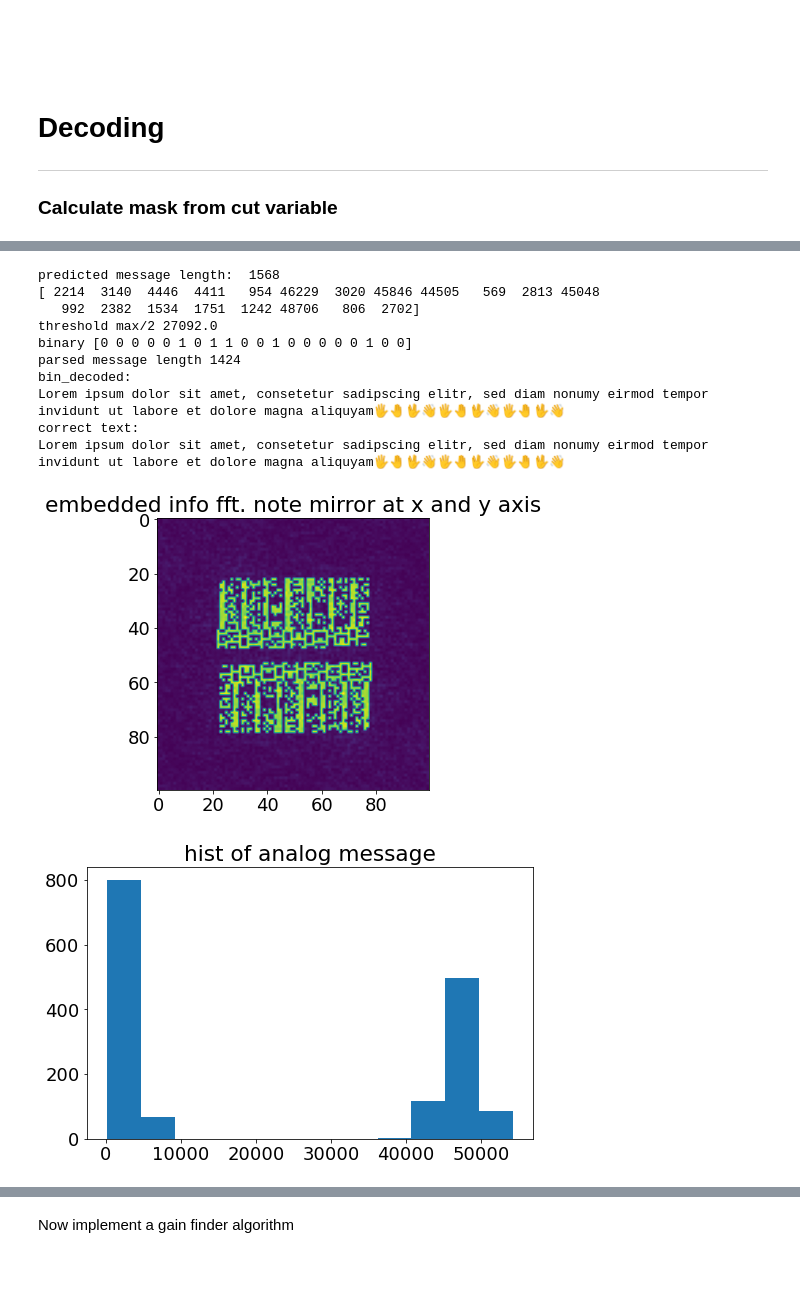
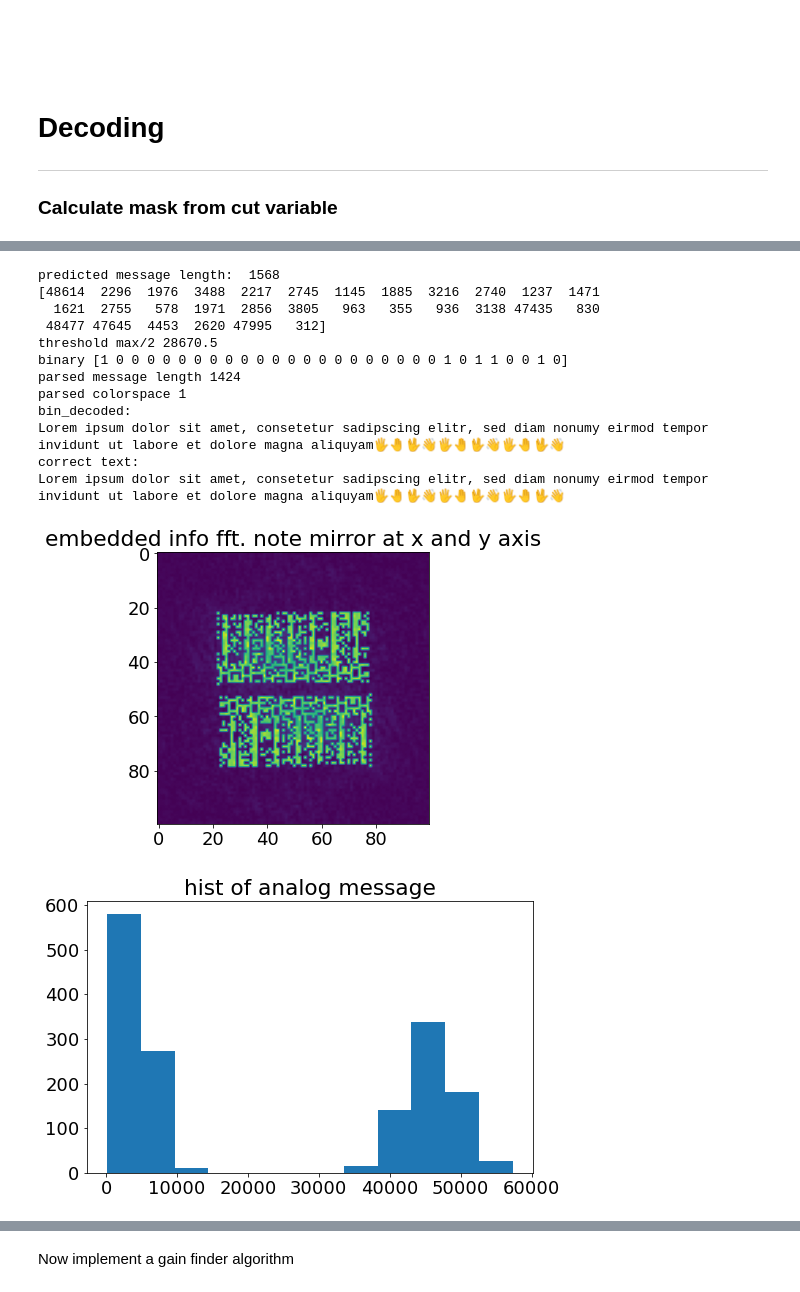
Before and after one commit to PIX3LFLUX/Steganosaurus, a Jupyter notebook: FFT_stego_sharp.ipynb, the cells around one changed output, grey strips where cells are left out. Saved outputs shown, nothing was run; the diff lists cells and outputs as text; code cells hidden in the pictures.

```diff
--- a/FFT_stego_sharp.ipynb
+++ b/FFT_stego_sharp.ipynb
@@ -43,0 +94,11 @@ b'SGFsbG8='
+# %%
+colorspace_dict = { 0:"RGB", 1: "YCbCr"}
+
+# load settings
+config.read('settings.ini')
+optcut          = config.getboolean('USER', 'optcut')
+colorspace      = config.getint('USER', 'colorspace')
+max_cut         = config.getfloat('USER', 'max_cut')
+max_row         = config.getint('USER', 'max_row')
+max_col         = config.getint('USER', 'max_col')
+resize_enable   = config.getboolean('USER', 'resize_enable')
@@ -201,6 +284,5 @@ def message2bin(message, threshold):
 # %%
 gain = 100000
-max_cut = 0.3
 # %% [markdown]
 ### Mask
 # %%
@@ -391,13 +476,13 @@ image saved
 ### Calculate mask from cut variable
 # %%
 # load and plot image
-stego_img = Image.open("ImageSources\\Steganograms\\remerged_sharp.png")
+stego_img = Image.open("Steganograms\\remerged_sharp.png").convert(colorspace_dict[colorspace])
 # stego_img = Image.open("ImageSources\\Steganograms\\remerged_sharp.png").convert("YCbCr")
 
 plt.figure(figsize=(20,10))
 plt.subplot(131)
 plt.axis("off")
-plt.imshow(stego_img)
+plt.imshow(stego_img.convert("RGB"))
 plt.title("stego image")
 
 steg_channel0, steg_channel1, steg_channel2 = stego_img.split() #split image into its RGB channels
@@ -483,43 +566,46 @@ def threshold_otsu(array):
 # copy analog values into buffer
 message = get_message(steg_channel1, stego_fft_mask)
 
-print(message[:20])
+print(message[:30])
 
 # plot histogram
 hist = np.hstack(message)
 plt.figure(figsize=(8,5))
 plt.hist(hist, bins="auto")
 plt.title("hist of analog message")
 
 # calculate threshold the fast and easy way
 threshold = np.max(message)/2
 print("threshold max/2", threshold)
 # threshold = threshold_otsu(message)
 # print("threshold otsu", threshold)
 
 # convert message values to binary
 binary = message2bin(message, threshold)
-print("binary", binary[:20])  # first 2 bytes are length of the embedded message
+print("binary", binary[:30])  # first 2 bytes are length of the embedded message
 
 # convert binary to utf-8
-Text, length = text_from_bits_int(binary)
-print("parsed message length", length)
+Text, message_len_decoded, colorspace_decoded = text_from_bits_int(binary)
+print("parsed message length", message_len_decoded)
+print("parsed colorspace", colorspace_decoded)
 
 
 print("bin_decoded:")
 print(Text)
 print("correct text:")
 print(string)
 # %% [output]
 predicted message length:  1568
-[ 2214  3140  4446  4411   954 46229  3020 45846 44505   569  2813 45048
-   992  2382  1534  1751  1242 48706   806  2702]
-threshold max/2 27092.0
-binary [0 0 0 0 0 1 0 1 1 0 0 1 0 0 0 0 0 1 0 0]
+[48614  2296  1976  3488  2217  2745  1145  1885  3216  2740  1237  1471
+  1621  2755   578  1971  2856  3805   963   355   936  3138 47435   830
+ 48477 47645  4453  2620 47995   312]
+threshold max/2 28670.5
+binary [1 0 0 0 0 0 0 0 0 0 0 0 0 0 0 0 0 0 0 0 0 0 1 0 1 1 0 0 1 0]
 parsed message length 1424
+parsed colorspace 1
 bin_decoded:
 Lorem ipsum dolor sit amet, consetetur sadipscing elitr, sed diam nonumy eirmod tempor invidunt ut labore et dolore magna aliquyam🖐🤚🖖👋🖐🤚🖖👋🖐🤚🖖👋
 correct text:
 Lorem ipsum dolor sit amet, consetetur sadipscing elitr, sed diam nonumy eirmod tempor invidunt ut labore et dolore magna aliquyam🖐🤚🖖👋🖐🤚🖖👋🖐🤚🖖👋
-[figure, old version]
+[figure, new version]
-[figure, old version]
+[figure, new version]
```
Also changed, not shown: parts of 15 cells of this notebook, 2 other files.
